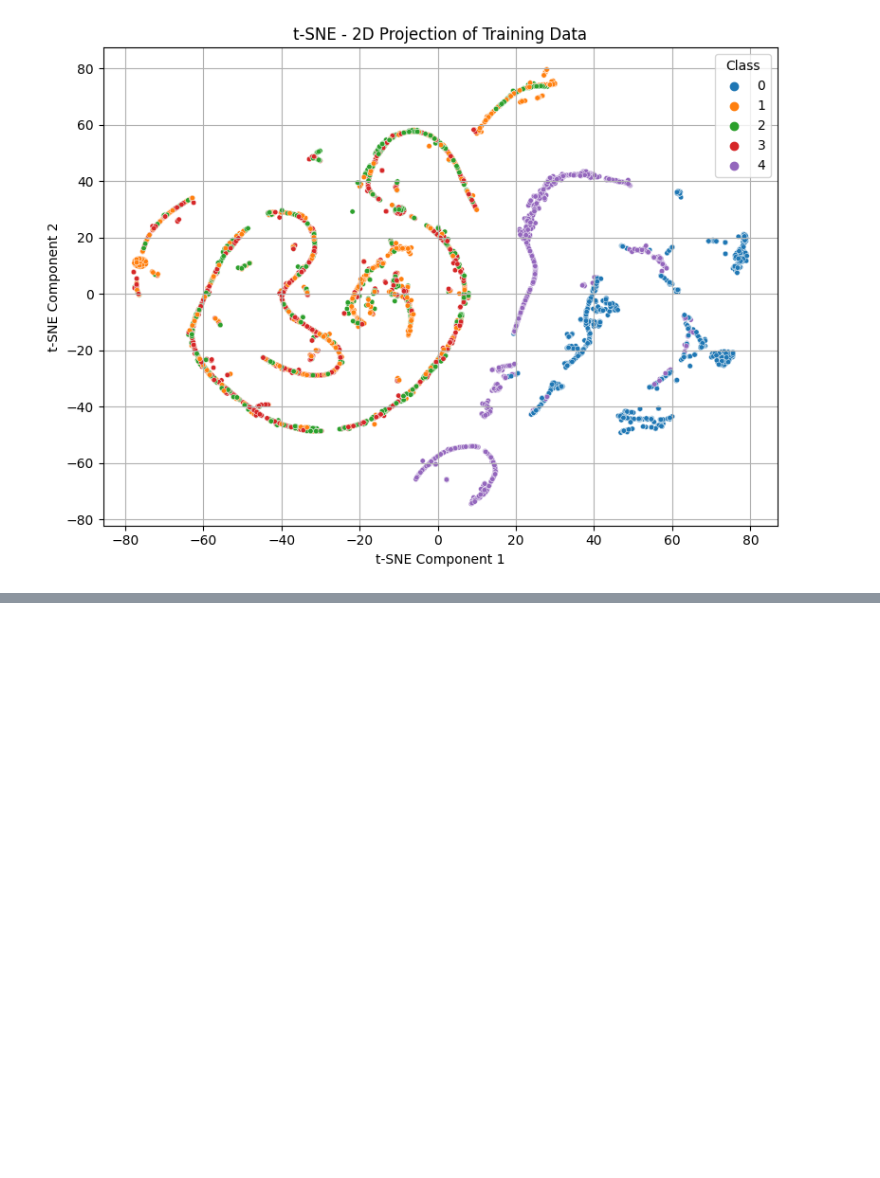
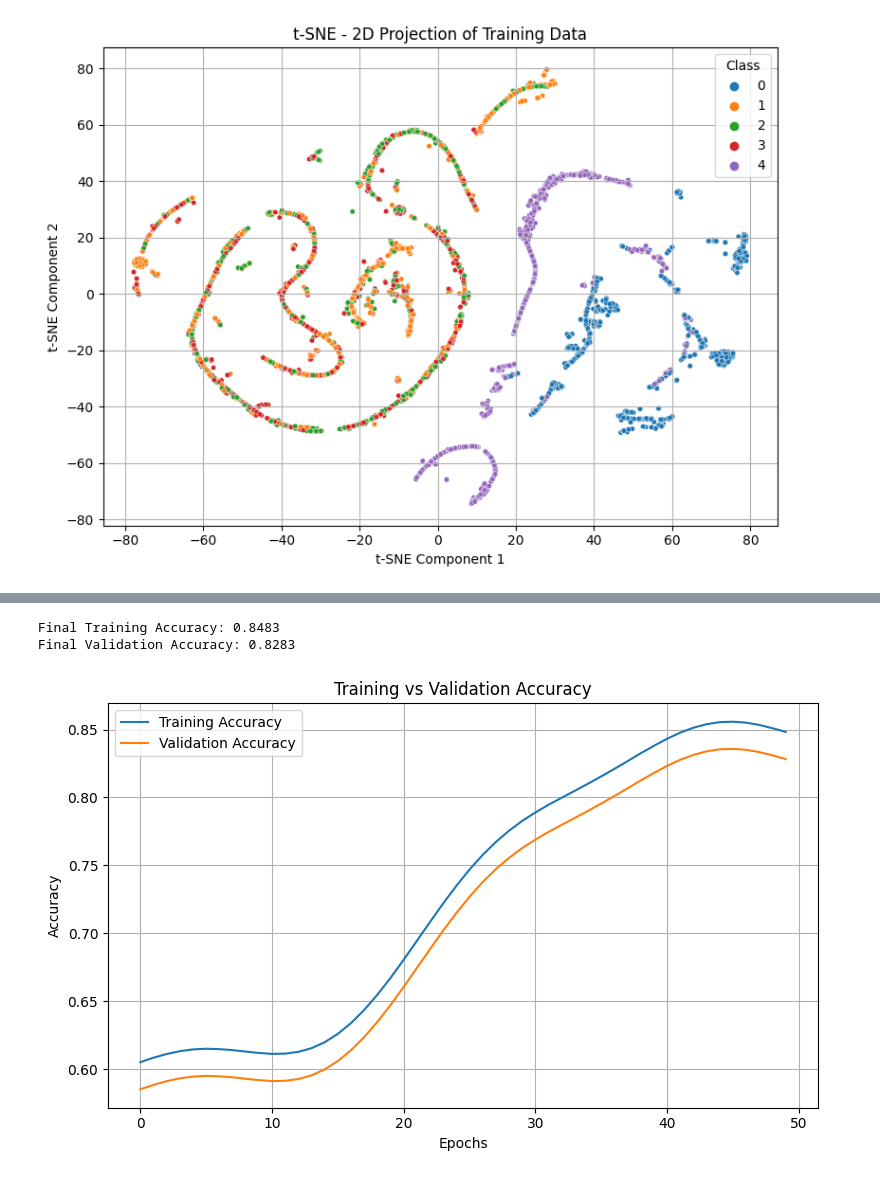
Before and after one commit to Nirusan03/QuanNetDetct, a Jupyter notebook: Model/Quantum_Model/DoS2019/QNN_Dos2019_Final.ipynb, the cells around one changed output, grey strips where cells are left out. Saved outputs shown, nothing was run; the diff lists cells and outputs as text; code cells hidden in the pictures; blank space fills up the shorter version.

Commit message:
[106] QNN model with 6 qubits of highest accuracy updated

```diff
--- a/Model/Quantum_Model/DoS2019/QNN_Dos2019_Final.ipynb
+++ b/Model/Quantum_Model/DoS2019/QNN_Dos2019_Final.ipynb
@@ -346,0 +370,26 @@ To silence this warning, decorate the function with @tf.autograph.experimental.d
+# %%
+import matplotlib.pyplot as plt
+
+train_accuracy = history.history['accuracy']
+val_accuracy = history.history['val_accuracy']
+epochs = range(1, len(train_accuracy) + 1)
+
+print(f"Final Training Accuracy: {train_accuracy[-1]:.4f}")
+print(f"Final Validation Accuracy: {val_accuracy[-1]:.4f}")
+
+plt.figure(figsize=(8, 5))
+plt.plot(epochs, train_accuracy, label='Training Accuracy')
+plt.plot(epochs, val_accuracy, label='Validation Accuracy')
+plt.xlabel('Epochs')
+plt.ylabel('Accuracy')
+plt.title('Training vs Validation Accuracy')
+plt.legend()
+plt.grid(True)
+plt.text(epochs[-1], train_accuracy[-1], f'{train_accuracy[-1]:.4f}', va='bottom', ha='right')
+plt.text(epochs[-1], val_accuracy[-1], f'{val_accuracy[-1]:.4f}', va='bottom', ha='right')
+plt.tight_layout()
+plt.show()
+# %% [output]
+Final Training Accuracy: 0.8483
+Final Validation Accuracy: 0.8283
+[figure, added]
```
Also changed, not shown: parts of 5 cells of this notebook, 1 other file.
